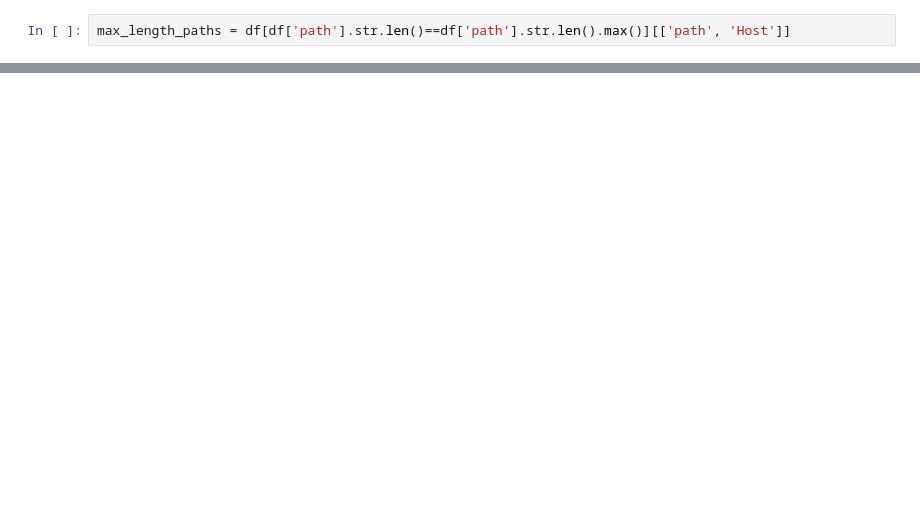
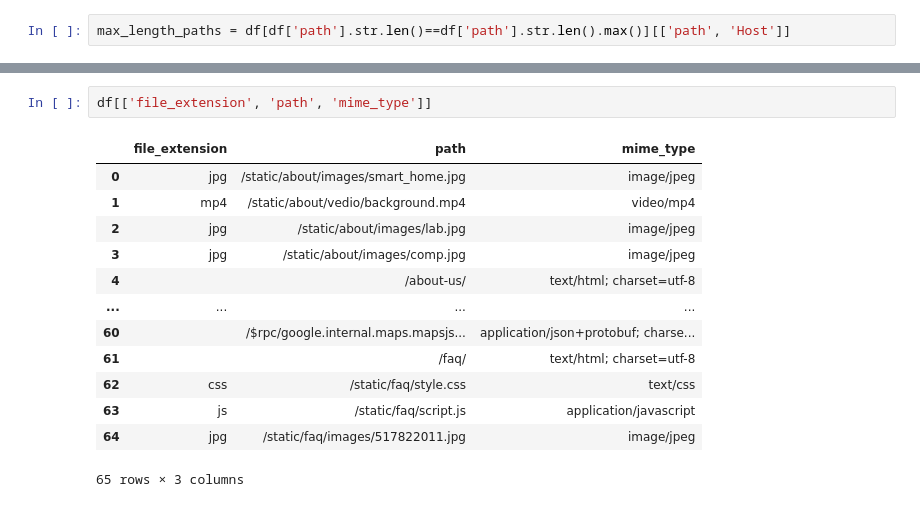
Before and after one commit to jay-khandelwal/Project-2M, a Jupyter notebook: initial-testing.ipynb, the cells around one changed output, grey strips where cells are left out. Cells and saved outputs as stored; diff of their text form; blank space fills up the shorter version.

```diff
--- a/initial-testing.ipynb
+++ b/initial-testing.ipynb
@@ -158,0 +160,16 @@ array([ 20,  14,  22,  19,  17,  10,   4,   6,  13,  29,  11,  43,  18,
+# %%
+df[['file_extension', 'path', 'mime_type']]
+# %% [output]
+|  | file_extension | path | mime_type |
+| 0 | jpg | /static/about/images/smart_home.jpg | image/jpeg |
+| 1 | mp4 | /static/about/vedio/background.mp4 | video/mp4 |
+| 2 | jpg | /static/about/images/lab.jpg | image/jpeg |
+| 3 | jpg | /static/about/images/comp.jpg | image/jpeg |
+| 4 |  | /about-us/ | text/html; charset=utf-8 |
+| ... | ... | ... | ... |
+| 60 |  | /$rpc/google.internal.maps.mapsjs... | application/json+protobuf; charse... |
+| 61 |  | /faq/ | text/html; charset=utf-8 |
+| 62 | css | /static/faq/style.css | text/css |
+| 63 | js | /static/faq/script.js | application/javascript |
+| 64 | jpg | /static/faq/images/517822011.jpg | image/jpeg |
+65 rows × 3 columns
```
Also changed, not shown: parts of 30 cells of this notebook, 21 other files.
